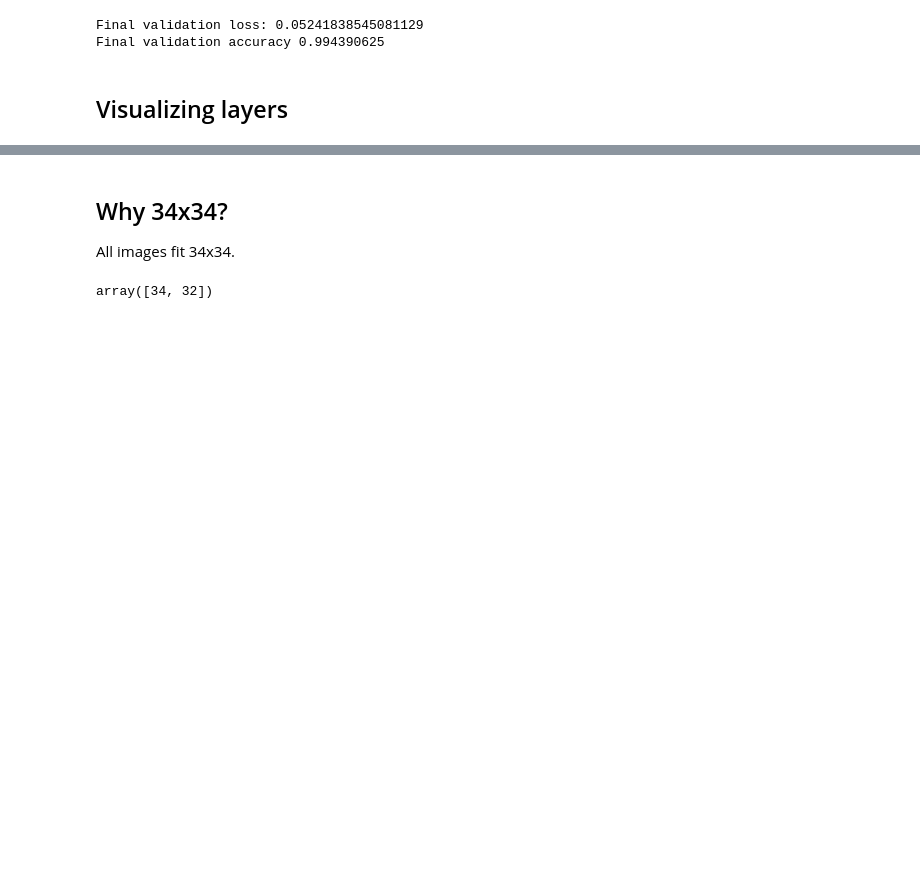
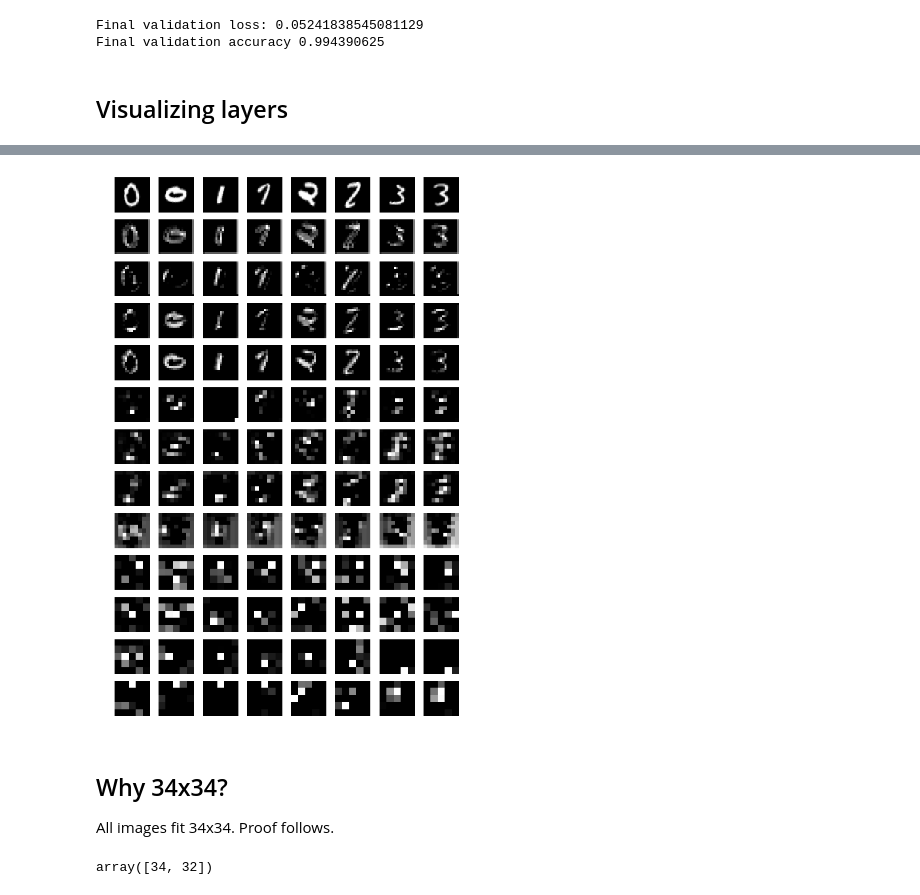
Before and after one commit to mluszczyk/ml1617-mnist, a Jupyter notebook: affnist.ipynb, the cells around one changed output, grey strips where cells are left out. Cells and saved outputs as stored; diff of their text form; code cells hidden in the pictures; blank space fills up the shorter version.

```diff
--- a/affnist.ipynb
+++ b/affnist.ipynb
@@ -128,3 +123,6 @@ Visualizing layers
+# %%
+digits = [[0, 15], [1, 2], [4, 23], [3, 12]]
+layers = [6, 12, 18]
 # %%
 from keras.models import load_model
 model = load_model("my_model.h5")
@@ -133,5 +131,10 @@ from keras.models import Sequential
 # %%
-new_model = Sequential()
-for l in model.flattened_layers[:10]:
-    new_model.add(l)
-new_model.compile(loss='categorical_crossentropy', optimizer='sgd')
+from keras.models import Sequential
+def reconstruct_model(last_layer):
+    new_model = Sequential()
+    for l in model.flattened_layers[:last_layer + 1]:
+        new_model.add(l)
+    new_model.compile(loss='categorical_crossentropy', optimizer='sgd')
+    return new_model
+
+partial_models = [reconstruct_model(l) for l in layers]
@@ -164,8 +141,38 @@ for t in range(0, out.shape[3]):
+# %%
+%matplotlib inline
+from matplotlib import pyplot
+pyplot.figure(figsize=(10, 16))
+
+from lib import load_batch, center, imshow
+b = load_batch(1)
+
+from itertools import chain
+width = len(list(chain(*digits)))
+height = len(layers) * 4 + 1
+subplot_num = 1
+for col_num, image_num in enumerate(chain(*digits)):
+    pyplot.subplot(height, width, subplot_num)
+    pyplot.axis('off')
+    image = center(b.image[image_num])
+    imshow(image)
+    subplot_num += 1
+
+for display_num, partial_model in enumerate(partial_models):
+    for filter_num in range(4):
+        for col_num, image_num in enumerate(chain(*digits)):
+            orig_img = center(b.image[image_num])
+            imgs = partial_model.predict(orig_img.reshape(1, 34, 34, 1))[0, :, :, :]
+            pyplot.subplot(height, width, subplot_num)
+            pyplot.axis('off')
+            imshow(imgs[:, :, filter_num])
+            subplot_num += 1
+# %% [output]
+[figure, added]
 # %% [markdown]
 Why 34x34?
 ---
 
-All images fit 34x34.
+All images fit 34x34. Proof follows.
 # %%
 import numpy
 from lib import getbbox, load_batch
```
Also changed, not shown: parts of 9 cells of this notebook, 1 other file.
